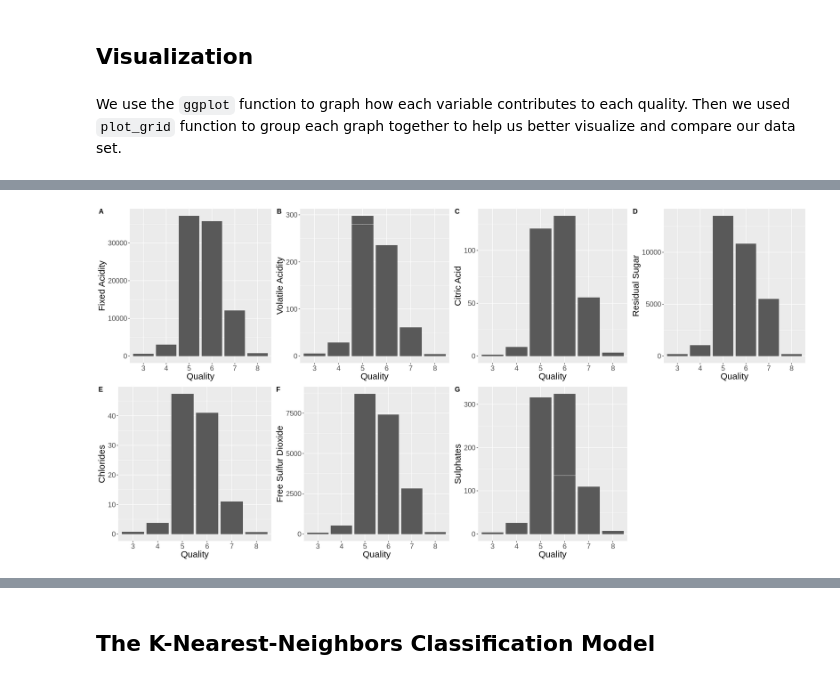
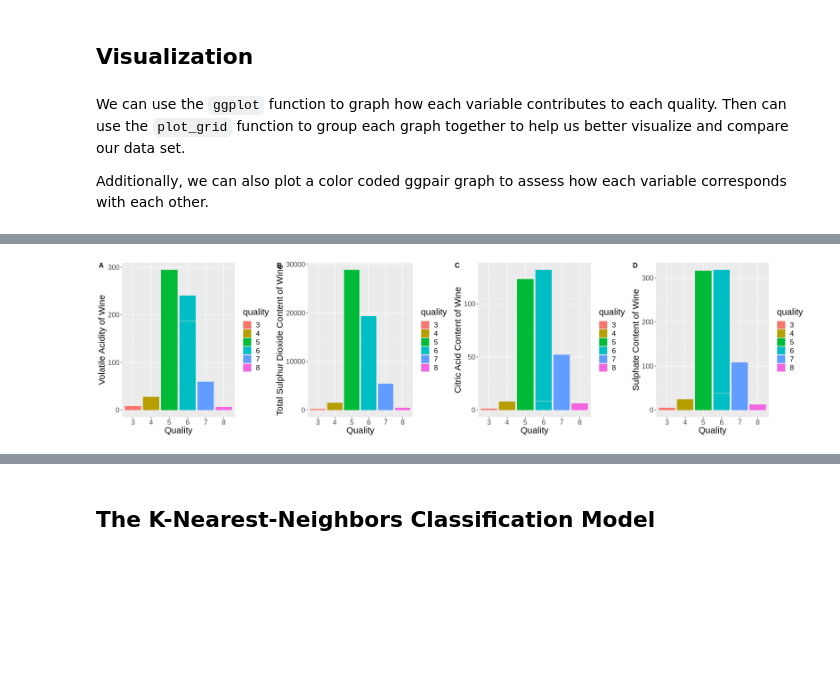
Before and after one commit to s4yuj/KNN-Wine-Quality-Predictor, a Jupyter notebook: project_report.ipynb, the cells around one changed output, grey strips where cells are left out. Saved outputs shown, nothing was run; the diff lists cells and outputs as text; code cells hidden in the pictures; blank space fills up the shorter version.

```diff
--- a/project_report.ipynb
+++ b/project_report.ipynb
@@ -65,8 +48,7 @@ We clean the column names to remove spaces using `make.names`, then change the d
 colnames(wine_red) <- make.names(colnames(wine_red))
 
 wine_red <- wine_red |>
-            mutate(across(fixed.acidity:sulphates, as.double), quality = as.factor(quality)) |>
-            select(-total.sulfur.dioxide, -pH, -alcohol, -density)
+            mutate(across(everything(), as.double), quality = as.factor(quality))
 
 wine_red
 # %% [output]
@@ -101,3 +87,6 @@ Checking how many NA values are present in each column using the `apply()` funct
 # %%
 apply(X = is.na(wine_train), MARGIN = 2, FUN = sum)
+
+wine_train <- drop_na(wine_train)
+wine_test <- drop_na(wine_test)
 # %% [output]
@@ -109,0 +133,9 @@ Since there are no NA values in any of the columns, it is clear that all columns
+# %%
+wine_train <- wine_train |>
+                select(citric.acid, total.sulfur.dioxide, volatile.acidity, sulphates, quality)
+
+wine_test <- wine_test |>
+                select(citric.acid, total.sulfur.dioxide, volatile.acidity, sulphates, quality)
+
+
+wine_train
@@ -172,57 +217,39 @@ summary(wine_train)
 # %% [markdown]
 ## Visualization
 # %% [markdown]
-We use the `ggplot` function to graph how each variable contributes to each quality.
-Then we used `plot_grid` function to group each graph together to help us better visualize and compare our data set.
+We can use the `ggplot` function to graph how each variable contributes to each quality. Then can use the `plot_grid` function to group each graph together to help us better visualize and compare our data set.
+
+Additionally, we can also plot a color coded ggpair graph to assess how each variable corresponds with each other.
 # %%
-options(repr.plot.height = 10, repr.plot.width = 20)
+options(repr.plot.height = 5, repr.plot.width = 20)
 
-fixed_acidity_plot <- ggplot(wine_train, aes(x = fixed.acidity, y = quality)) +
+volatile_acidity_plot <- ggplot(wine_train, aes(x = volatile.acidity, y = quality, fill = quality)) +
                 geom_histogram(stat = "identity") +
-                #facet_grid(rows = vars(quality))+
-                labs(x = "Fixed Acidity", y = "Quality") +
+                labs(x = "Volatile Acidity of Wine", y = "Quality") +
                 theme(text = element_text(size = 18)) +
                 coord_flip()
 
-volatile_acidity_plot <- ggplot(wine_train, aes(x = volatile.acidity, y = quality)) +
+total_sulfur_plot <- ggplot(wine_train, aes(x = total.sulfur.dioxide, y = quality, fill = quality)) +
                 geom_histogram(stat = "identity") +
-                labs(x = "Volatile Acidity", y = "Quality") +
+                labs(x = "Total Sulphur Dioxide Content of Wine", y = "Quality") +
                 theme(text = element_text(size = 18)) +
                 coord_flip()
 
-citric_acid_plot <- ggplot(wine_train, aes(x = citric.acid, y = quality)) +
+citric_acid_plot <- ggplot(wine_train, aes(x = citric.acid, y = quality, fill = quality)) +
                 geom_histogram(stat = "identity") +
-                labs(x = "Citric Acid", y = "Quality") +
+                labs(x = "Citric Acid Content of Wine", y = "Quality") +
                 theme(text = element_text(size = 18)) +
                 coord_flip()
 
-residual_sugar_plot <- ggplot(wine_train, aes(x = residual.sugar, y = quality)) +
+sulphates <- ggplot(wine_train, aes(x = sulphates, y = quality, fill = quality)) +
                 geom_histogram(stat = "identity") +
-                labs(x = "Residual Sugar", y = "Quality") +
+                labs(x = "Sulphate Content of Wine", y = "Quality") +
                 theme(text = element_text(size = 18)) +
                 coord_flip()
 
-chlorides_plot <- ggplot(wine_train, aes(x = chlorides, y = quality)) +
-                geom_histogram(stat = "identity") +
-                labs(x = "Chlorides", y = "Quality") +
-                theme(text = element_text(size = 18)) +
-                coord_flip()
-
-free_sulfur_dioxide_plot <- ggplot(wine_train, aes(x = free.sulfur.dioxide, y = quality)) +
-                geom_histogram(stat = "identity") +
-                labs(x = "Free Sulfur Dioxide", y = "Quality") +
-                theme(text = element_text(size = 18)) +
-                coord_flip()
-
-sulphates_plot <- ggplot(wine_train, aes(x = sulphates, y = quality)) +
-                geom_histogram(stat = "identity") +
-                labs(x = "Sulphates", y = "Quality") +
-                theme(text = element_text(size = 18)) +
-                coord_flip()
-
-plot_grid(fixed_acidity_plot, volatile_acidity_plot, citric_acid_plot, residual_sugar_plot, chlorides_plot, free_sulfur_dioxide_plot, sulphates_plot,
-          labels = c("A", "B", "C", "D", "E", "F", "G"),
-          ncol = 4, nrow = 2)
+plot_grid(volatile_acidity_plot, total_sulfur_plot, citric_acid_plot, sulphates,
+          labels = c("A", "B", "C", "D"),
+          ncol = 4, nrow = 1)
 # %% [output]
 Warning message:
 “Ignoring unknown parameters: binwidth, bins, pad”
@@ -241 +262 @@ Warning message:
-[figure, old version]
+[figure, new version]
```
Also changed, not shown: parts of 47 cells of this notebook.
